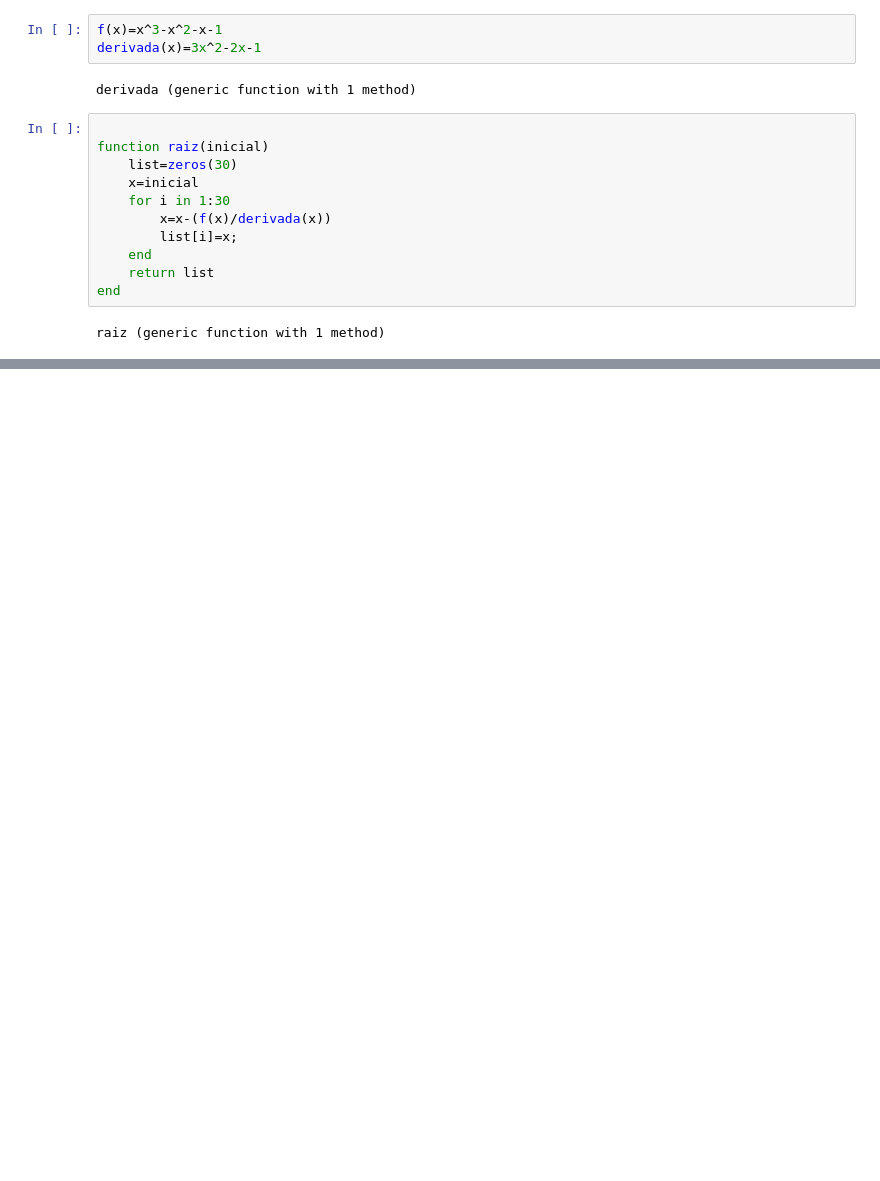
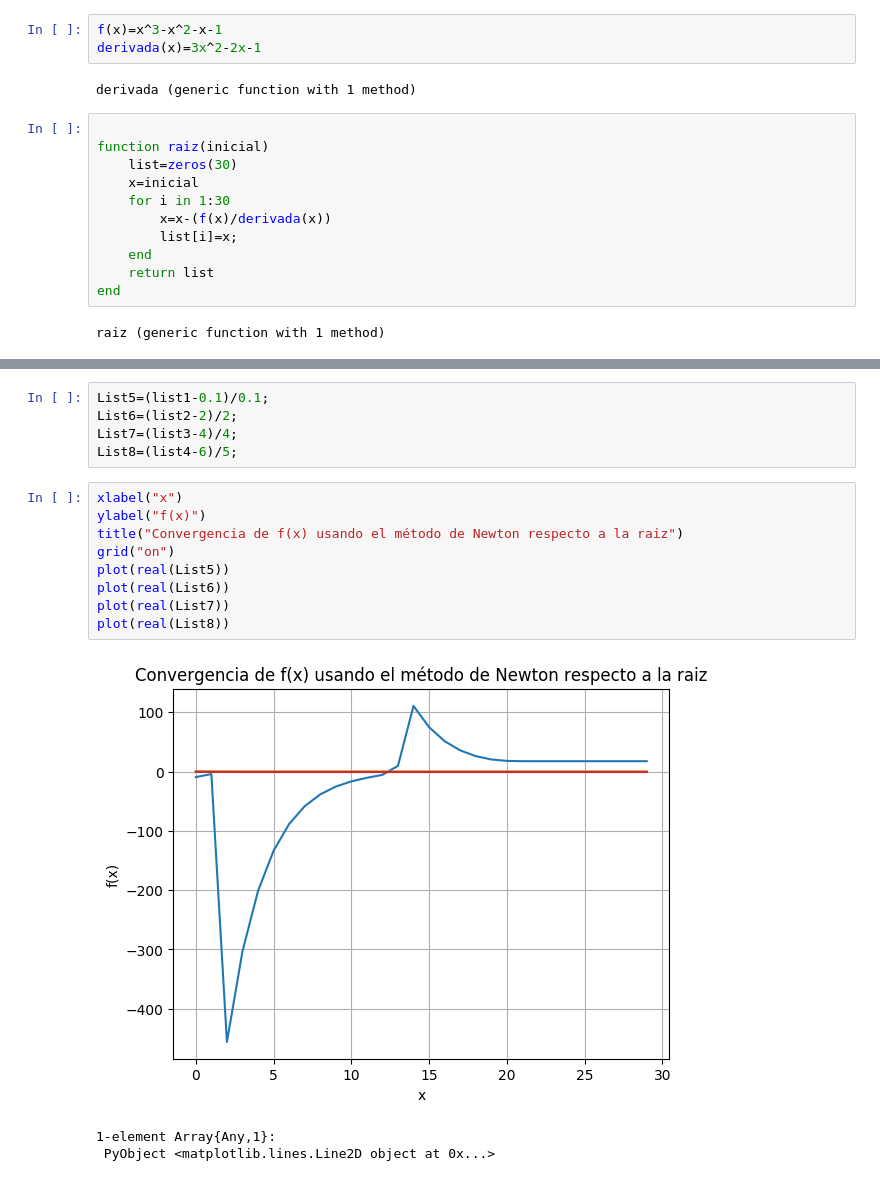
Before and after one commit to cecepassat/Fisica_Computacional_Cordero_Silis, a Jupyter notebook: Ejercicio_Tarea_4 _Jueves_31_de_Agosto.ipynb, the cells around one changed output, grey strips where cells are left out. Cells and saved outputs as stored; diff of their text form; blank space fills up the shorter version.

```diff
--- a/Ejercicio_Tarea_4 _Jueves_31_de_Agosto.ipynb
+++ b/Ejercicio_Tarea_4 _Jueves_31_de_Agosto.ipynb
@@ -61,0 +66,18 @@ LoadError: type PyObject has no field PyPlot
+# %%
+List5=(list1-0.1)/0.1;
+List6=(list2-2)/2;
+List7=(list3-4)/4;
+List8=(list4-6)/5;
+# %%
+xlabel("x")
+ylabel("f(x)")
+title("Convergencia de f(x) usando el método de Newton respecto a la raiz")
+grid("on")
+plot(real(List5))
+plot(real(List6))
+plot(real(List7))
+plot(real(List8))
+# %% [output]
+[figure, added]
+1-element Array{Any,1}:
+ PyObject <matplotlib.lines.Line2D object at 0x...>
```
Also changed, not shown: parts of 16 cells of this notebook.
